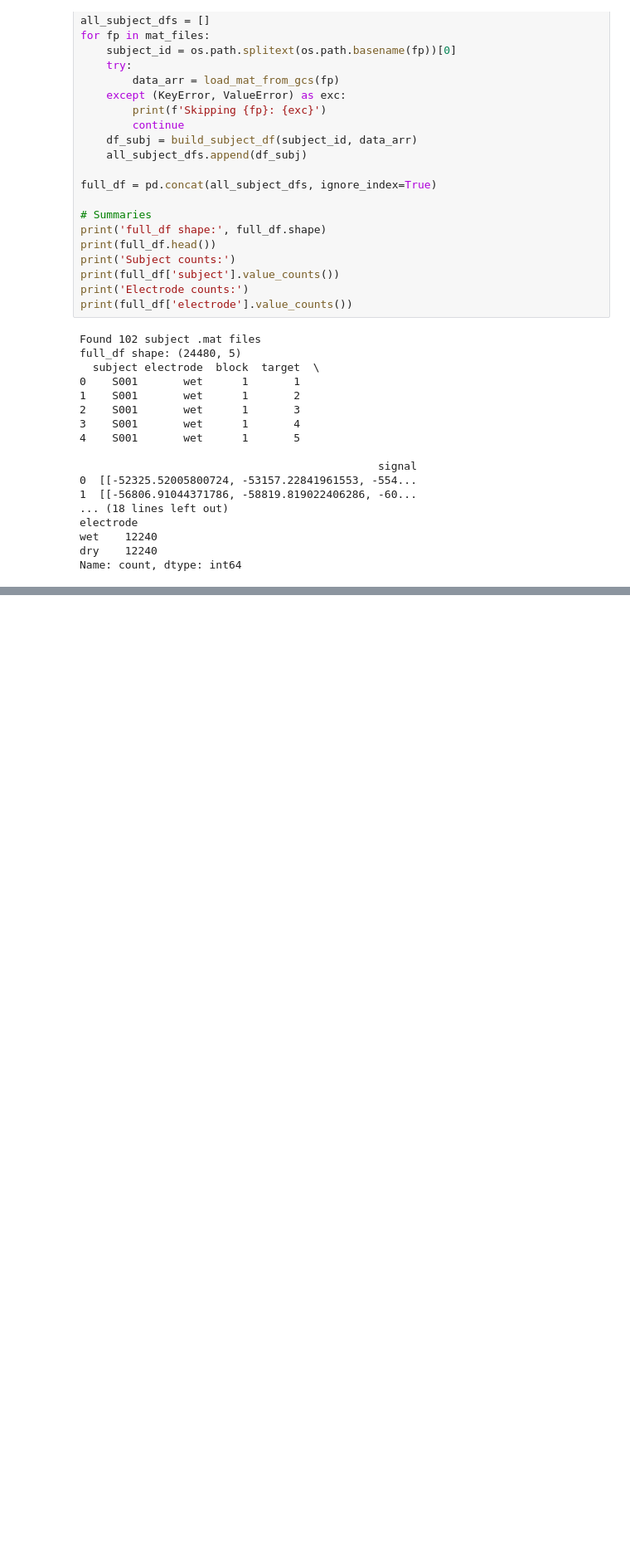
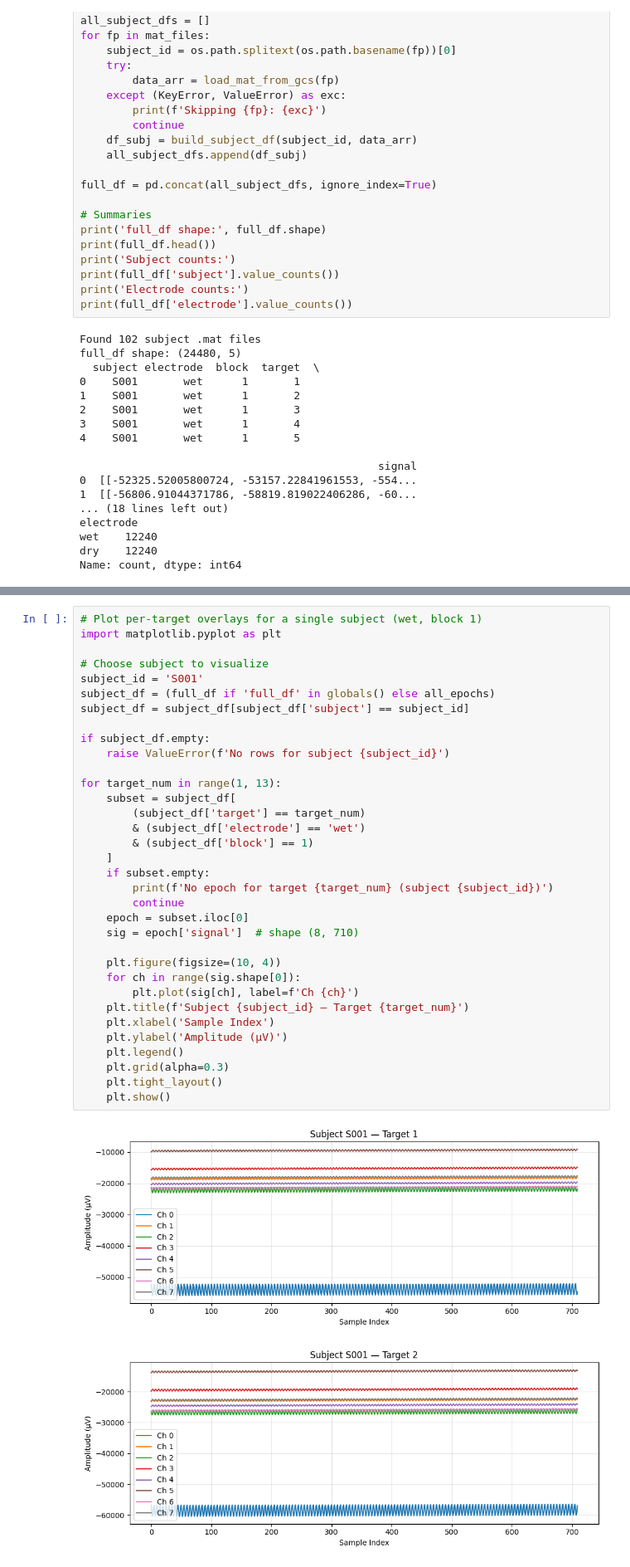
Before and after one commit to hildieleyser/Inkling, a Jupyter notebook: notebooks/load_final.ipynb, the cells around one changed output, grey strips where cells are left out. Shown at 83% size. Saved outputs shown, nothing was run; the diff lists cells and outputs as text; blank space fills up the shorter version.

```diff
--- a/notebooks/load_final.ipynb
+++ b/notebooks/load_final.ipynb
@@ -177,0 +242,37 @@ Name: count, dtype: int64
+# %%
+# Plot per-target overlays for a single subject (wet, block 1)
+import matplotlib.pyplot as plt
+
+# Choose subject to visualize
+subject_id = 'S001'
+subject_df = (full_df if 'full_df' in globals() else all_epochs)
+subject_df = subject_df[subject_df['subject'] == subject_id]
+
+if subject_df.empty:
+    raise ValueError(f'No rows for subject {subject_id}')
+
+for target_num in range(1, 13):
+    subset = subject_df[
+        (subject_df['target'] == target_num)
+        & (subject_df['electrode'] == 'wet')
+        & (subject_df['block'] == 1)
+    ]
+    if subset.empty:
+        print(f'No epoch for target {target_num} (subject {subject_id})')
+        continue
+    epoch = subset.iloc[0]
+    sig = epoch['signal']  # shape (8, 710)
+
+    plt.figure(figsize=(10, 4))
+    for ch in range(sig.shape[0]):
+        plt.plot(sig[ch], label=f'Ch {ch}')
+    plt.title(f'Subject {subject_id} — Target {target_num}')
+    plt.xlabel('Sample Index')
+    plt.ylabel('Amplitude (µV)')
+    plt.legend()
+    plt.grid(alpha=0.3)
+    plt.tight_layout()
+    plt.show()
+# %% [output]
+[figure, added]
+[figure, added]
```
Also changed, not shown: parts of 4 cells of this notebook.
